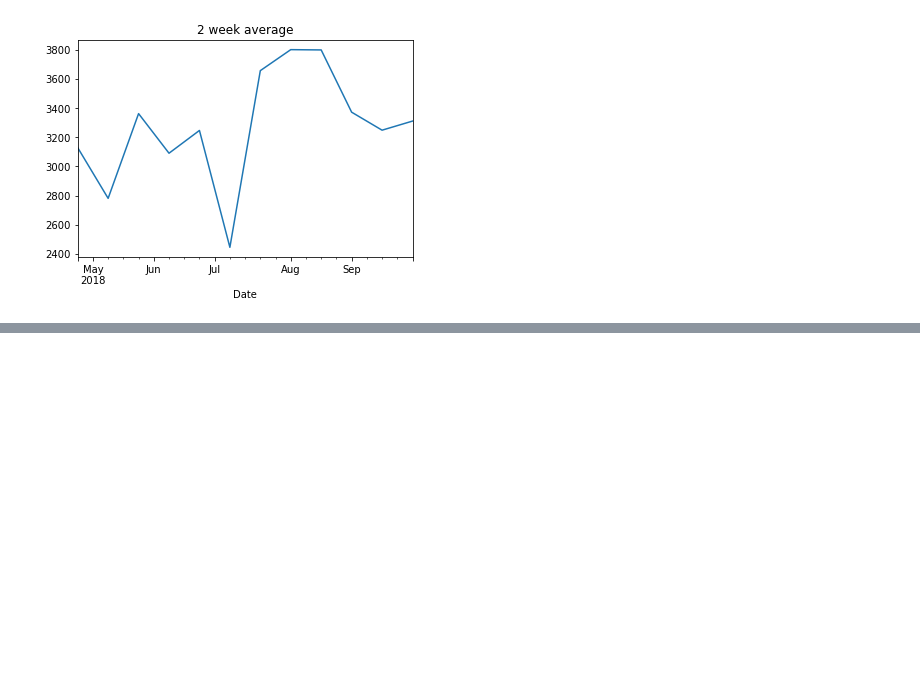
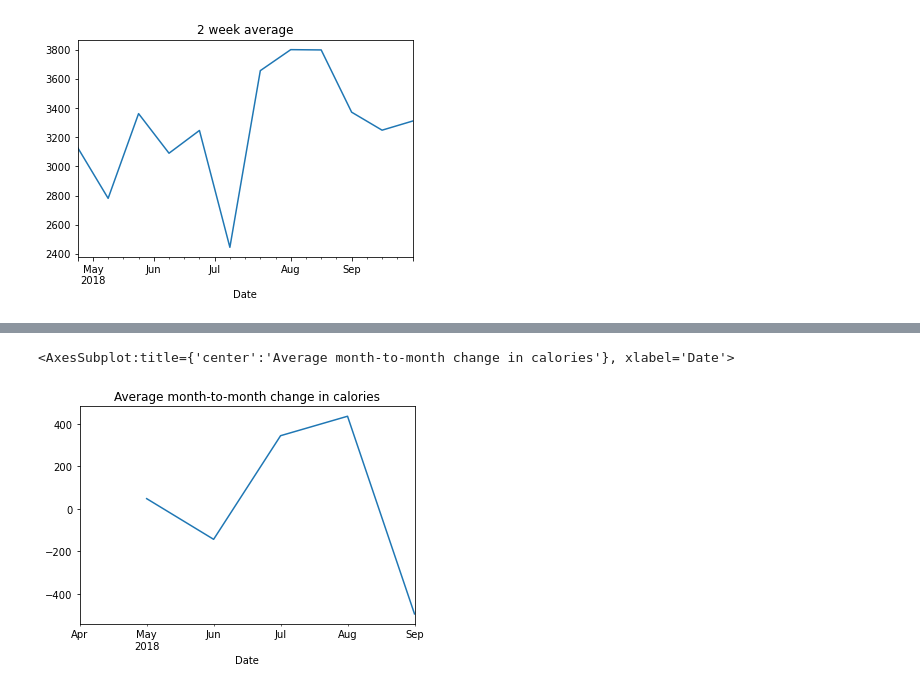
Before and after one commit to chriseverts/time_series_exercises, a Jupyter notebook: time_series_proj.ipynb, the cells around one changed output, grey strips where cells are left out. Saved outputs shown, nothing was run; the diff lists cells and outputs as text; code cells hidden in the pictures; blank space fills up the shorter version.

```diff
--- a/time_series_proj.ipynb
+++ b/time_series_proj.ipynb
@@ -198,0 +214,5 @@ y.resample('2W').mean().plot(title='2 week average')
+# %%
+y.resample('M').mean().diff().plot(title='Average month-to-month change in calories')
+# %% [output]
+<AxesSubplot:title={'center':'Average month-to-month change in calories'}, xlabel='Date'>
+[figure, added]
```
Also changed, not shown: parts of 3 cells of this notebook.
